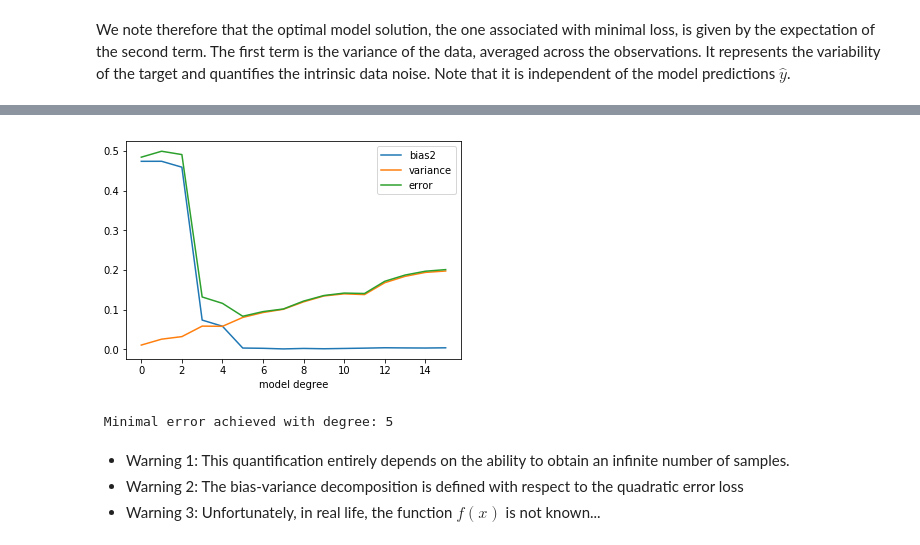
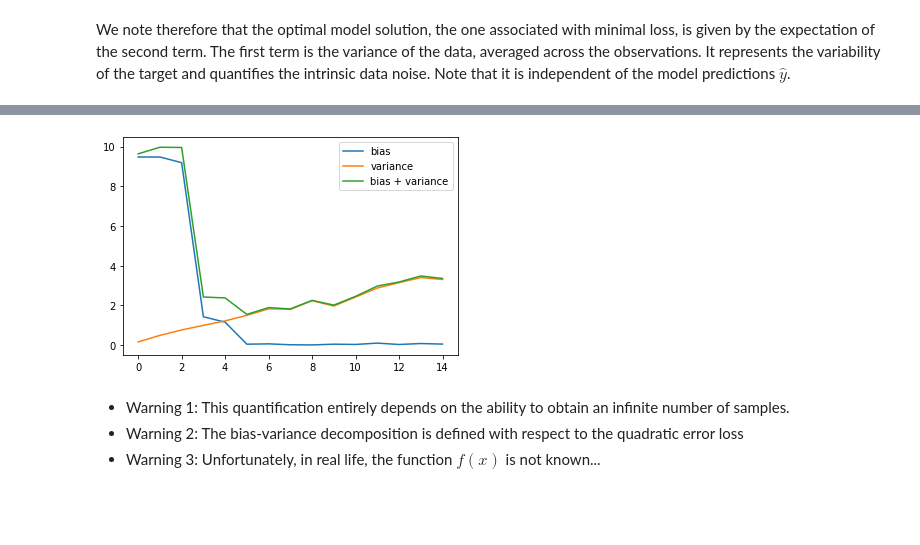
Before and after one commit to marcolorenzi/marcolorenzi.github.io, a Jupyter notebook: material/Resampling/lesson3.ipynb, the cells around one changed output, grey strips where cells are left out. Cells and saved outputs as stored; diff of their text form; code cells hidden in the pictures; blank space fills up the shorter version.

```diff
--- a/material/Resampling/lesson3.ipynb
+++ b/material/Resampling/lesson3.ipynb
@@ -286,16 +284,11 @@ plt.show()
-# %%
-error = [tot_var[i]+tot_bias[i] for i in range(16)]
-plt.plot(range(16),tot_bias, label = 'bias2')
-plt.plot(range(16),tot_var, label = 'variance')
-plt.plot(range(16),error, label = 'error')
-plt.xlabel('model degree')
-plt.legend()
-plt.show()
-
-print(' Minimal error achieved with degree: ' + str(np.argmin(error)))
-# %% [output]
-[figure, removed]
- Minimal error achieved with degree: 5
+# %%
+plt.plot(range(15),all_bias, label = 'bias')
+plt.plot(range(15),all_variance, label = 'variance')
+plt.plot(range(15),all_bias_variance, label = 'bias + variance')
+plt.legend()
+plt.show()
+# %% [output]
+[figure, added]
 # %% [markdown]
 - Warning 1: This quantification entirely depends on the ability to obtain an infinite number of samples.
 - Warning 2: The bias-variance decomposition is defined with respect to the quadratic error loss
```
Also changed, not shown: parts of 10 cells of this notebook, 3 other files.
